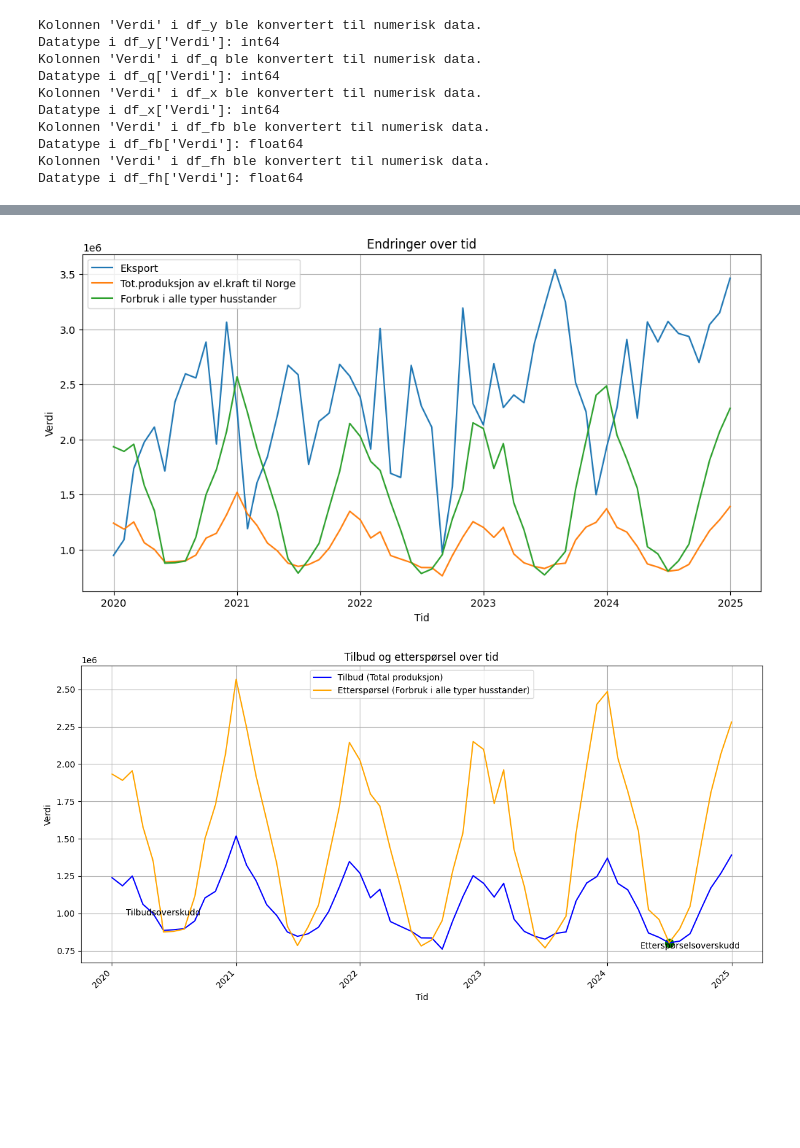
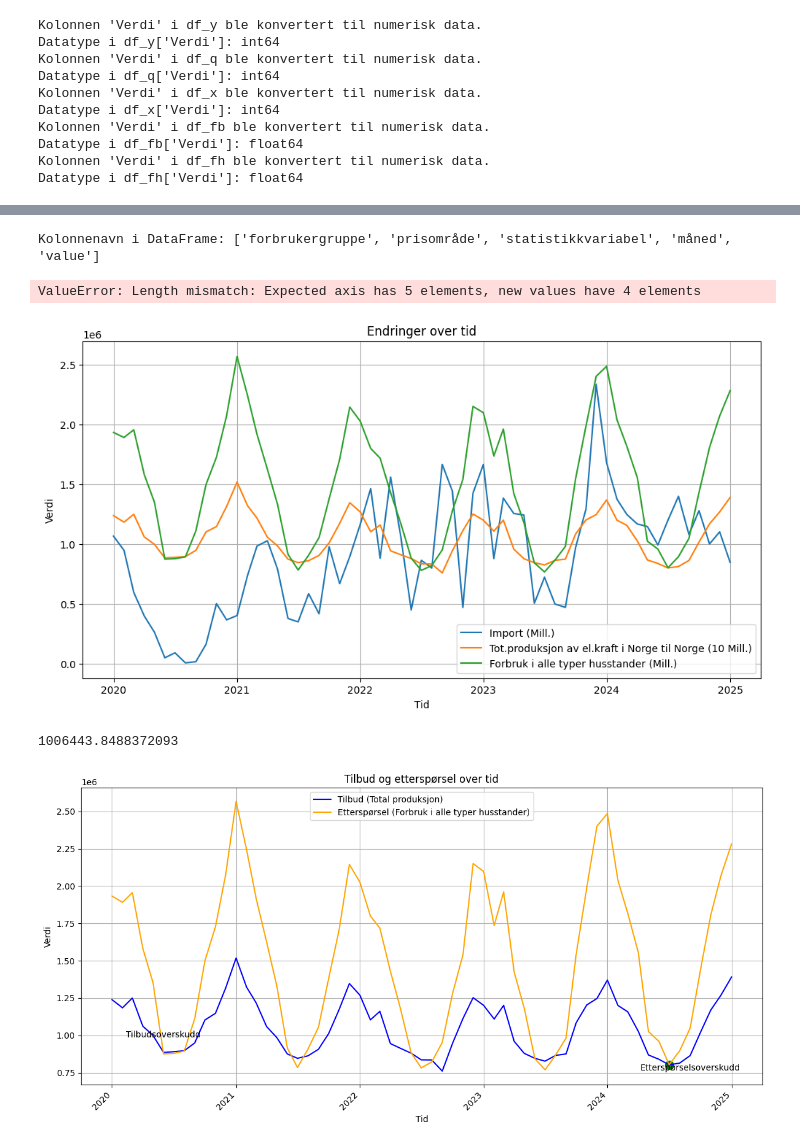
Before and after one commit to Rahmed707/sok-1006-mappe-oppgave, a Jupyter notebook: m1.ipynb, the cells around one changed output, grey strips where cells are left out. Drawn from its saved outputs; the diff is of its cells as text; code cells hidden in the pictures; blank space fills up the shorter version.

```diff
--- a/m1.ipynb
+++ b/m1.ipynb
@@ -429,12 +468,11 @@ indeks_total_produksjon = df_yx[df_yx['Produkt'] == 'Total produksjon av elektri
 
 # 4. Oppdater raden med totalsummen eller legg til ny rad hvis den ikke finnes
 if not indeks_total_produksjon.empty:
-    df_yx.loc[indeks_total_produksjon[0], 'Verdi'] = total_produksjon
     # Endre navnet på produktet
-    df_yx.loc[indeks_total_produksjon[0: ,], 'Produkt'] = 'Tot.produksjon av el.kraft til Norge'
+    df_yx.loc[indeks_total_produksjon[0: ,], 'Produkt'] = 'Tot.produksjon av el.kraft i Norge til Norge (10 Mill.)'
 else:
     # Hvis raden ikke finnes, legg til en ny rad
-    ny_rad = pd.DataFrame([{'Tid': df_qx['Tid'].iloc[0], 'Produkt': 'Tot.produksjon av el.kraft til Norge', 'Verdi': total_produksjon}])
+    ny_rad = pd.DataFrame([{'Tid': df_yx['Tid'].iloc[0], 'Produkt': 'Tot.produksjon av el.kraft i Norge til Norge (10 Mill.)', 'Verdi': total_produksjon}])
     df_yx = pd.concat([df_yx, ny_rad], ignore_index=True)
 
 df_yx['Verdi'] = df_yx['Verdi']/10
@@ -467,12 +505,11 @@ indeks_boliger = df_b[df_b['Produkt'] == 'Forbruk i boliger'].index
 
 # 4. Oppdater raden med totalsummen eller legg til ny rad hvis den ikke finnes
 if not indeks_total_produksjon.empty:
-    df_b.loc[indeks_boliger[0], 'Verdi'] = total_produksjon
     # Endre navnet på produktet
-    df_b.loc[indeks_boliger[0: ,], 'Produkt'] = 'Forbruk i alle typer husstander'
+    df_b.loc[indeks_boliger[0: ,], 'Produkt'] = 'Forbruk i alle typer husstander (Mill.)'
 else:
     # Hvis raden ikke finnes, legg til en ny rad
-    ny_rad = pd.DataFrame([{'Tid': df_b['Tid'].iloc[0], 'Produkt': 'Forbruk i alle typer husstander', 'Verdi': total_produksjon}])
+    ny_rad = pd.DataFrame([{'Tid': df_b['Tid'].iloc[0], 'Produkt': 'Forbruk i alle typer husstander (Mill.)', 'Verdi': total_produksjon}])
     df_b = pd.concat([df_b, ny_rad], ignore_index=True)
 
 df_b['Verdi'] = df_b['Verdi']/2
@@ -494,2 +531,6 @@ print(df_b)
 
 [301 rows x 3 columns]
+# %%
+# Endre 'Import' til 'Import i Mill.'
+df_q.loc[df_q['Produkt'] == 'Import', 'Produkt'] = 'Import (Mill.)'
+df_q
@@ -496,5 +551,5 @@ print(df_b)
 # %%
-combined_df = pd.concat([df_yx, df_x, df_b], ignore_index=True)
+combined_df = pd.concat([df_yx, df_q, df_b], ignore_index=True)
 combined_df
 # %% [output]
 |  | Produkt | Tid | Verdi |
@@ -563,26 +618,84 @@ pivot_df
 61 rows × 4 columns
+# %%
+import requests
+import pandas as pd
+from pyjstat import pyjstat
+
+# Definer API-endepunktet
+url = 'https://data.ssb.no/api/v0/no/table/14092/'
+
+# Definer JSON-spørringen
+query = {
+    "query": [
+        {
+            "code": "Forbrukargruppe",
+            "selection": {
+                "filter": "item",
+                "values": ["4"]  # Husholdninger
+            }
+        }
+    ],
+    "response": {
+        "format": "json-stat2"
+    }
+}
+
+# Send forespørselen
+response = requests.post(url, json=query)
+
+# Sjekk om forespørselen var vellykket
+if response.status_code == 200:
+    # Konverter JSON-stat til pandas DataFrame
+    dataset = pyjstat.Dataset.read(response.text)
+    df = dataset.write('dataframe')
+
+    # Utforsk kolonnenavnene
+    print("Kolonnenavn i DataFrame:", df.columns.tolist())
+
+    # Gi kolonnene passende navn
+    df.columns = ['Forbrukergruppe', 'Region', 'Tid', 'Forbruk (GWh)']
+
+    # Konverter 'Tid' til datetime-type
+    df['Tid'] = pd.PeriodIndex(df['Tid'], freq='Q').to_timestamp()
+
+    # Filtrer DataFrame for de ønskede regionene
+    regioner = ['NO1', 'NO2', 'NO3', 'NO4', 'NO5']
+    df = df[df['Region'].isin(regioner)]
+
+    # Vis de første radene i DataFrame
+    print(df.head())
+else:
+    print(f"Forespørselen feilet med statuskode {response.status_code}")
+# %% [output]
+Kolonnenavn i DataFrame: ['forbrukergruppe', 'prisområde', 'statistikkvariabel', 'måned', 'value']
+ValueError: Length mismatch: Expected axis has 5 elements, new values have 4 elements
 # %%
 import matplotlib.pyplot as plt
 
 # Konverter 'Tid' til datetime-objekter for bedre plotting
 pivot_df['Tid'] = pd.to_datetime(pivot_df['Tid'], format='%YM%m')
 
 # Velg kolonner for plotting
-kolonner_for_plotting = ['Eksport', 'Tot.produksjon av el.kraft til Norge', 'Forbruk i alle typer husstander']
+kolonner_for_plotting = ['Import (Mill.)', 'Tot.produksjon av el.kraft i Norge til Norge (10 Mill.)', 'Forbruk i alle typer husstander (Mill.)']
 
 # Lag linjediagrammer
 plt.figure(figsize=(12, 6))
 for kolonne in kolonner_for_plotting:
     plt.plot(pivot_df['Tid'], pivot_df[kolonne], label=kolonne)
 
 plt.xlabel('Tid')
 plt.ylabel('Verdi')
 plt.title('Endringer over tid')
 plt.legend()
 plt.grid(True)
 plt.show()
 # %% [output]
-[figure, old version]
+[figure, new version]
+# %%
+gjennomsnitt_verdi_df_yx = df_yx['Verdi'].mean()
+print(gjennomsnitt_verdi_df_yx)
+# %% [output]
+1006443.8488372093
 # %%
 # Antar at df_pivot allerede er definert fra tidligere steg
 # Konverter Tid til datetime
```
Also changed, not shown: parts of 28 cells of this notebook.
